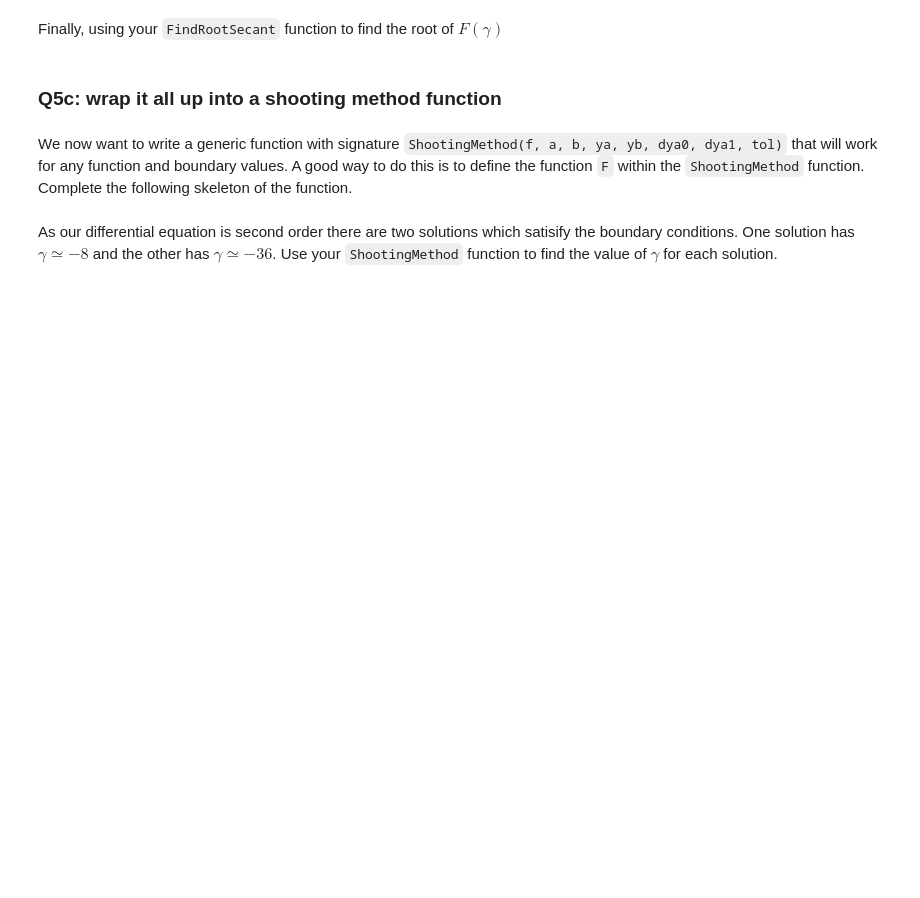
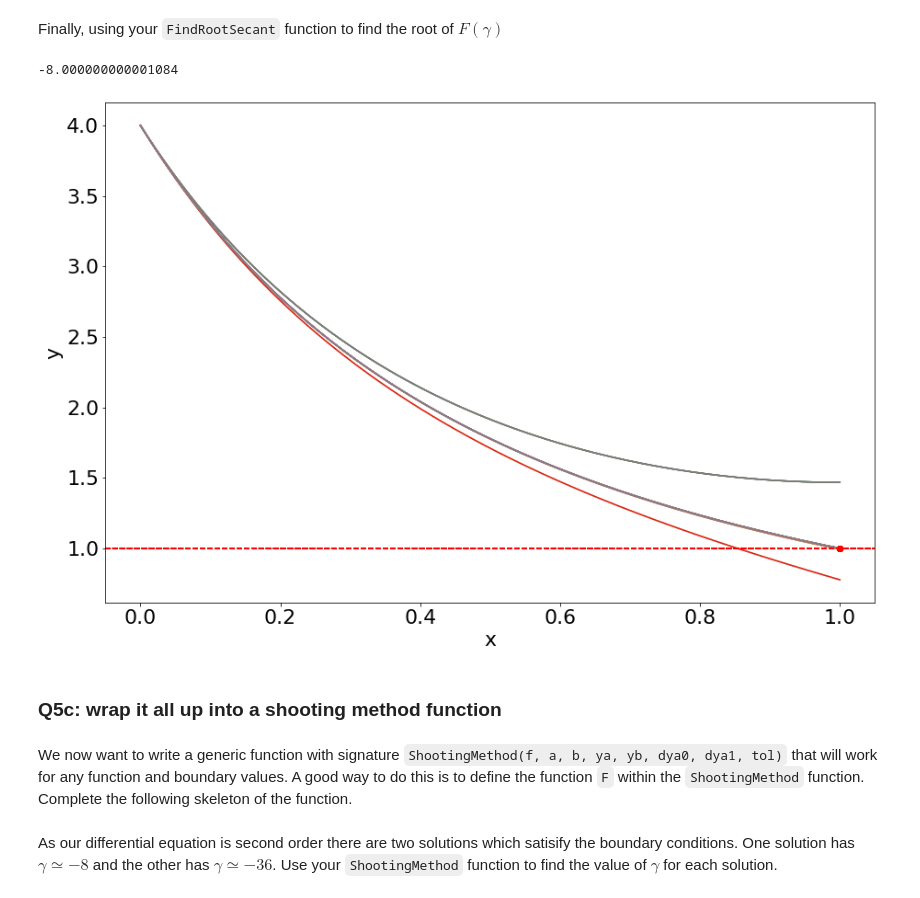
Before and after one commit to Conor-O-Mahony/ACM20030-Assignments, a Jupyter notebook: Assignment 3/Assignment-3.ipynb, the cells around one changed output. Drawn from its saved outputs; the diff is of its cells as text; code cells hidden in the pictures; blank space fills up the shorter version.

```diff
--- a/Assignment 3/Assignment-3.ipynb
+++ b/Assignment 3/Assignment-3.ipynb
@@ -372,5 +363,16 @@ with $w(0) = 4, w(1) = 1$
 ### Q5a. Write an efficient root finder
 
 Write a function with signature ``FindRootSecant(f, x0, x1, tol)`` that implements the secant root finding method. You **must** write the function so that it only evaluates the function it's finding the root of once per loop (note this is different from the version of the code in the examples repository). It is important to have an efficient root finder as the function we want to root find on is expensive as it involves solving an ODE.
+# %%
+def FindRootSecant(f, x0, x1, tol):
+    xim1=x0
+    xi=x1
+    while np.abs(f(xi)-f(xim1))>tol:
+        fi=f(xi)
+        xi1 = xi-fi*(xi-xim1)/(fi-f(xim1))
+        xim1=xi
+        xi=xi1
+
+    return xi1
 # %% [markdown]
 Test your ``FindRootSecant`` function on a cubic polynomial to check that it is working
@@ -395,5 +448,11 @@ Using the result from the last question plot $F(\gamma)$. Use a grid and label y
 # %% [markdown]
 Finally, using your ``FindRootSecant`` function to find the root of $F(\gamma)$
+# %%
+FindRootSecant(F,-8.1,-7.8,1e-6)
+#Remove graph??
+# %% [output]
+-8.000000000001084
+[figure, added]
 # %% [markdown]
 ### Q5c: wrap it all up into a shooting method function
 # %% [markdown]
```
Also changed, not shown: parts of 13 cells of this notebook.
